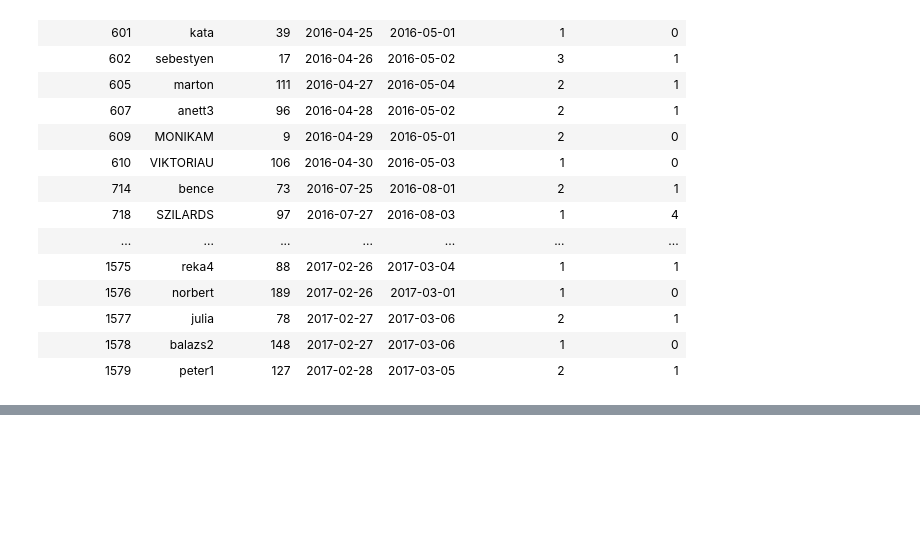
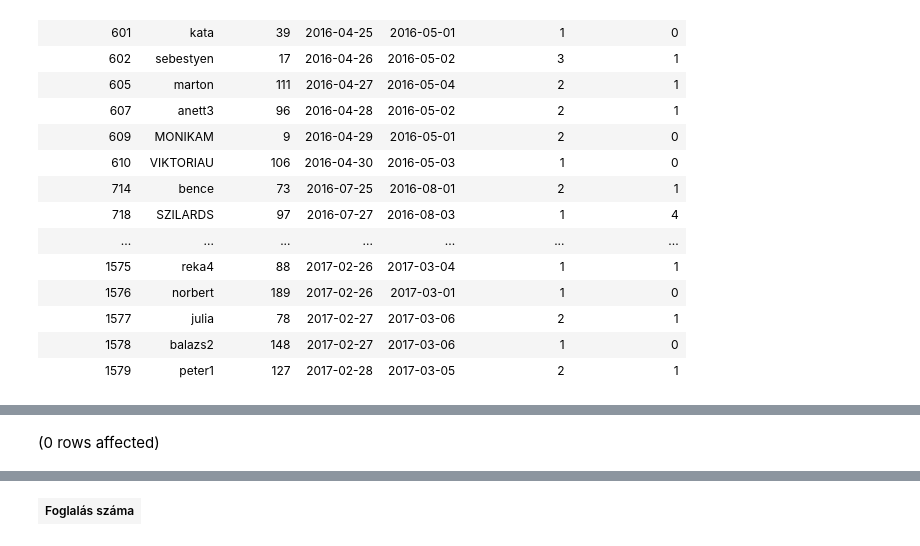
Before and after one commit to szanna04/gyakorlat2, a Jupyter notebook: zh1.ipynb, the cells around one changed output, grey strips where cells are left out. Cells and saved outputs as stored; diff of their text form; code cells hidden in the pictures; blank space fills up the shorter version.

```diff
--- a/zh1.ipynb
+++ b/zh1.ipynb
@@ -43,0 +75,12 @@ Total execution time: 00:00:00.015
+# %%
+SELECT count(*) as 'Foglalás száma'
+FROM Foglalas
+WHERE YEAR(mettol) = YEAR(meddig)
+
+INTERSECT
+
+SELECT count(*) as 'Foglalás száma'
+FROM Foglalas
+WHERE MONTH(mettol) <> MONTH(meddig)
+# %% [output]
+(0 rows affected)
@@ -43,0 +88 @@ Total execution time: 00:00:00.015
+| Foglalás száma |
```
Also changed, not shown: parts of 3 cells of this notebook.
